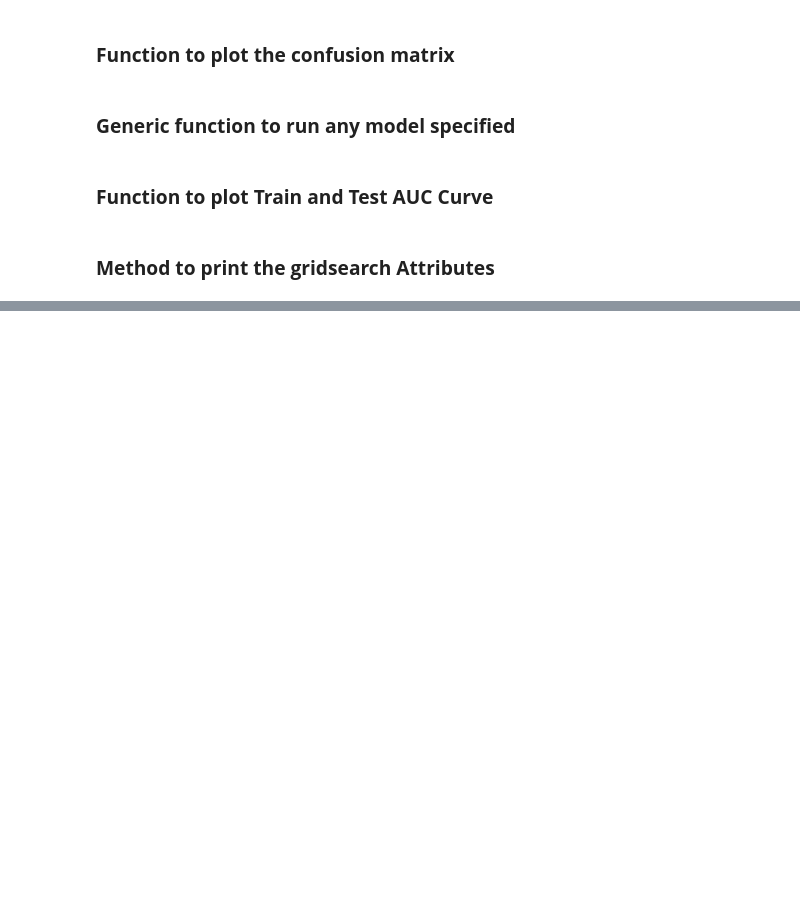
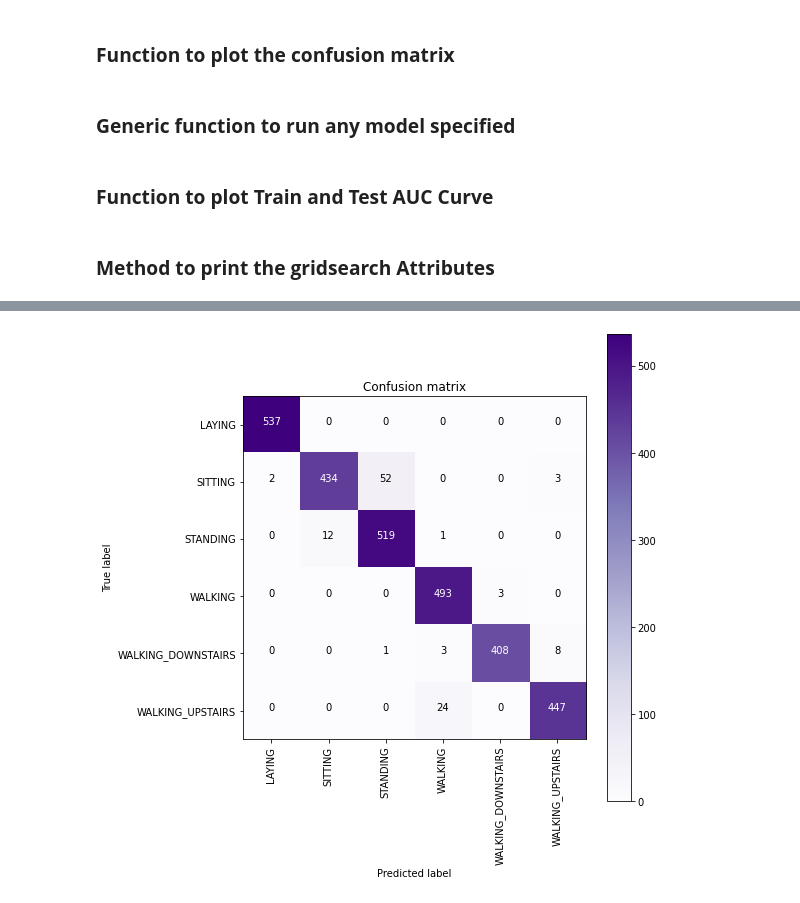
Before and after one commit to basakstuff/HAR-using-Smartphones, a Jupyter notebook: DataMiningv2.ipynb, the cells around one changed output, grey strips where cells are left out. Saved outputs shown, nothing was run; the diff lists cells and outputs as text; code cells hidden in the pictures; blank space fills up the shorter version.

```diff
--- a/DataMiningv2.ipynb
+++ b/DataMiningv2.ipynb
@@ -495,0 +570,8 @@ def print_grid_search_attributes(model):
+# %%
+
+plt.figure(figsize=(8,8))
+plt.grid(b=False)
+plot_confusion_matrix(log_reg_grid_results['confusion_matrix'], classes=labels, cmap=plt.cm.Purples, )
+plt.show()
+# %% [output]
+[figure, added]
```
Also changed, not shown: parts of 13 cells of this notebook.
